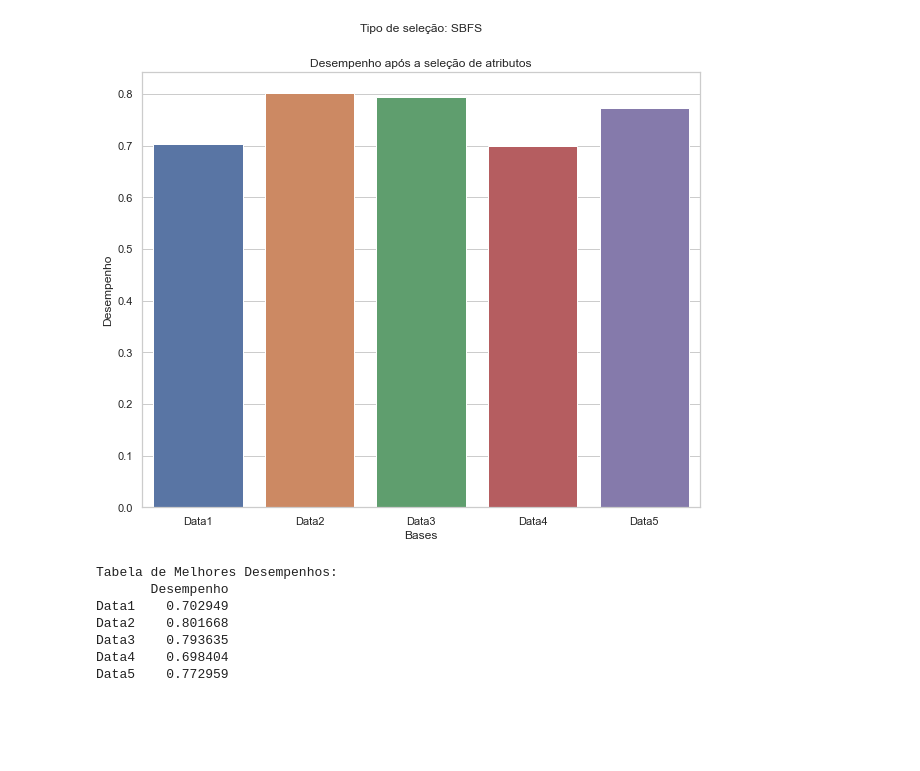
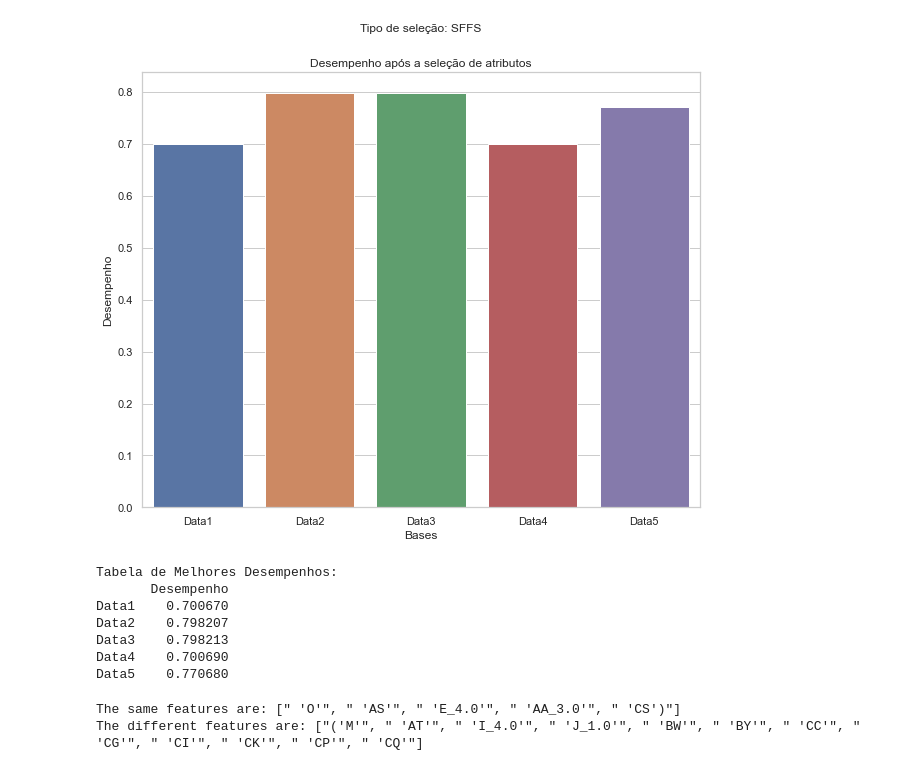
Before and after one commit to Apollyion/Classificacao_MHI_BIC, a Jupyter notebook: Codigos-Desenvolvimento/geraGraficos.ipynb, the cells around one changed output. Drawn from its saved outputs; the diff is of its cells as text; code cells hidden in the pictures; blank space fills up the shorter version.

```diff
--- a/Codigos-Desenvolvimento/geraGraficos.ipynb
+++ b/Codigos-Desenvolvimento/geraGraficos.ipynb
@@ -42,44 +42,71 @@ def gerar_grafico_desempenho(dataframes, tipo_selecao):
     # Criar um dataframe com os melhores desempenhos
     df_melhores_desempenhos = pd.DataFrame.from_dict(melhores_desempenhos, orient='index', columns=['Desempenho'])
 
     # Configurar o estilo do gráfico
     sns.set(style="whitegrid")
 
     # Gerar o gráfico de barras
     plt.figure(figsize=(10, 8))  # Definir tamanho da figura
     sns.barplot(data=df_melhores_desempenhos, x=df_melhores_desempenhos.index, y='Desempenho')  # Gerar o gráfico de barras
     plt.xlabel('Bases')  # Definir o rótulo do eixo x
     plt.ylabel('Desempenho')  # Definir o rótulo do eixo y
     plt.title('Desempenho após a seleção de atributos')  # Definir o título do gráfico
 
     # Adicionar o tipo de seleção de atributos acima do gráfico
     plt.text(0.5, 1.1, f'Tipo de seleção: {tipo_selecao}', ha='center', va='center', transform=plt.gca().transAxes)
 
     plt.show()  # Mostrar o gráfico
 
     # Imprimir a tabela com os melhores desempenhos
     print("Tabela de Melhores Desempenhos:")
     print(df_melhores_desempenhos)
 
 
 # Exemplo de uso da função
-data1 = pd.read_csv('results/SBFS_data1.csv')
-data2 = pd.read_csv('results/SBFS_data2.csv')
-data3 = pd.read_csv('results/SBFS_data3.csv')
-data4 = pd.read_csv('results/SBFS_data5.csv')
-data5 = pd.read_csv('results/SBFS_data6.csv')
+data1 = pd.read_csv('results/SFFS_data1.csv')
+data2 = pd.read_csv('results/SFFS_data2.csv')
+data3 = pd.read_csv('results/SFFS_data3.csv')
+data4 = pd.read_csv('results/SFFS_data5.csv')
+data5 = pd.read_csv('results/SFFS_data6.csv')
 
 dataframes = [data1, data2, data3, data4, data5]
 
-tipo_selecao = "SBFS"  # Definir o tipo de seleção de atributos
+tipo_selecao = "SFFS"  # Definir o tipo de seleção de atributos
 
 gerar_grafico_desempenho(dataframes, tipo_selecao)
 # %% [output]
-[figure, old version]
+[figure, new version]
 Tabela de Melhores Desempenhos:
        Desempenho
-Data1    0.702949
-Data2    0.801668
-Data3    0.793635
-Data4    0.698404
-Data5    0.772959
+Data1    0.700670
+Data2    0.798207
+Data3    0.798213
+Data4    0.700690
+Data5    0.770680
+# %%
+# pegar a linha do data2 e data3 que tem o melhor avg_score e pega as features selecionadas e compara quais são iguais e quais são diferentes
+# Get the rows with the best avg_score
+
+# Get the rows with the best avg_score
+best_data2 = data2.loc[data2['avg_score'].idxmax()]
+best_data3 = data3.loc[data3['avg_score'].idxmax()]
+
+# Get the selected features
+features2 = best_data2['feature_names'].split(',')
+features3 = best_data3['feature_names'].split(',')
+
+# Compare the features
+same_features = []
+different_features = []
+for feature in features2:
+    if feature in features3:
+        same_features.append(feature)
+    else:
+        different_features.append(feature)
+
+# Print the results
+print(f'The same features are: {same_features}')
+print(f'The different features are: {different_features}')
+# %% [output]
+The same features are: [" 'O'", " 'AS'", " 'E_4.0'", " 'AA_3.0'", " 'CS')"]
+The different features are: ["('M'", " 'AT'", " 'I_4.0'", " 'J_1.0'", " 'BW'", " 'BY'", " 'CC'", " 'CG'", " 'CI'", " 'CK'", " 'CP'", " 'CQ'"]
```
Also changed, not shown: parts of 7 cells of this notebook, 9 other files.
